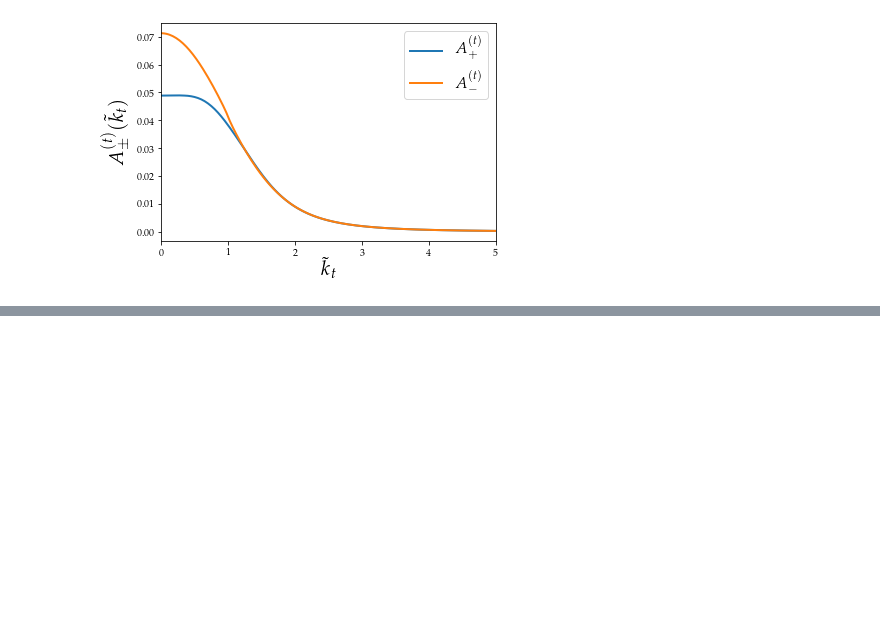
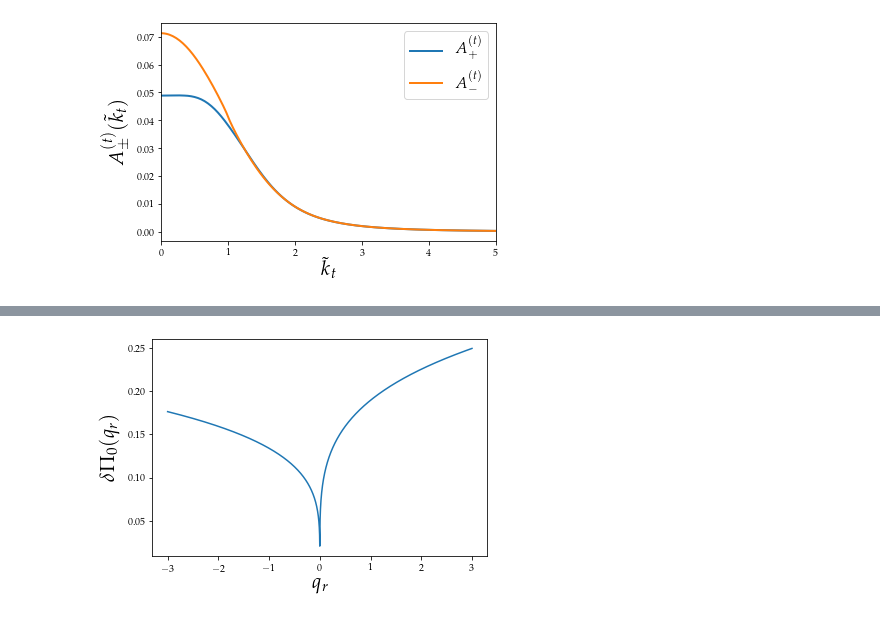
Before and after one commit to ldebbeler/QuarticDispersion, a Jupyter notebook: data/quartic.ipynb, the cells around one changed output, grey strips where cells are left out. Cells and saved outputs as stored; diff of their text form; code cells hidden in the pictures; blank space fills up the shorter version.

```diff
--- a/data/quartic.ipynb
+++ b/data/quartic.ipynb
@@ -194,0 +240,15 @@ foo.tangentialScale()
+# %%
+def f(qr,alf):
+    if(qr<0):
+        return abs(qr)**(1.0/alf)/(2*math.pi*(2)**(1.0/alf))*1/math.tan(math.pi/alf)
+    else:
+        return abs(qr)**(1.0/alf)/(2*math.pi*(2)**(1.0/alf))*1/math.sin(math.pi/alf)
+f2 = np.vectorize(f)
+x = np.linspace(-3, 3, 5000)
+plt.plot(x, f2(x,4))
+plt.xlabel(r'$q_r$',fontsize=20)
+plt.ylabel(r'$\delta\Pi_0(q_r)$',fontsize=20)
+#plt.savefig('Graphics/flatBubble.pdf',bbox_inches="tight")
+plt.show()
+# %% [output]
+[figure, added]
```
Also changed, not shown: parts of 8 cells of this notebook, 6 other files.
